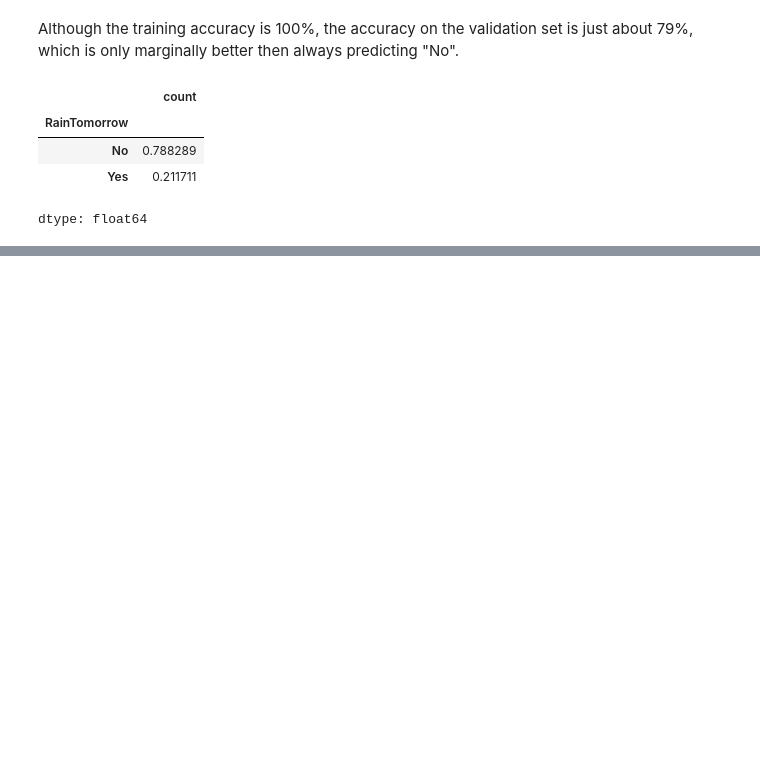
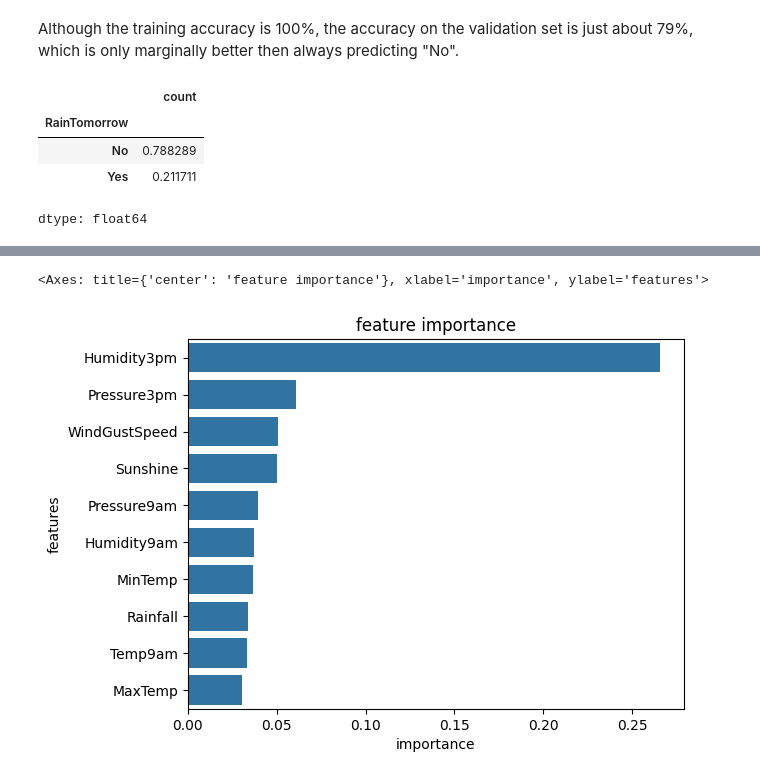
Before and after one commit to 404saugat404/sklearn, a Jupyter notebook: Decision Trees and Random Forests/dt_rf.ipynb, the cells around one changed output, grey strips where cells are left out. Saved outputs shown, nothing was run; the diff lists cells and outputs as text; code cells hidden in the pictures; blank space fills up the shorter version.

```diff
--- a/Decision Trees and Random Forests/dt_rf.ipynb
+++ b/Decision Trees and Random Forests/dt_rf.ipynb
@@ -409,0 +462,8 @@ dtype: float64
+# %%
+#now lets view it in dataframe
+important_df=pd.DataFrame(
+    {
+        "features":x_train.columns,
+        "importance":model.feature_importances_
+    }
+).sort_values('importance',ascending=False)
@@ -409,0 +484,6 @@ dtype: float64
+# %%
+plt.title("feature importance")
+sns.barplot(data=important_df.head(10),x="importance",y="features")
+# %% [output]
+<Axes: title={'center': 'feature importance'}, xlabel='importance', ylabel='features'>
+[figure, added]
```
Also changed, not shown: parts of 6 cells of this notebook.
